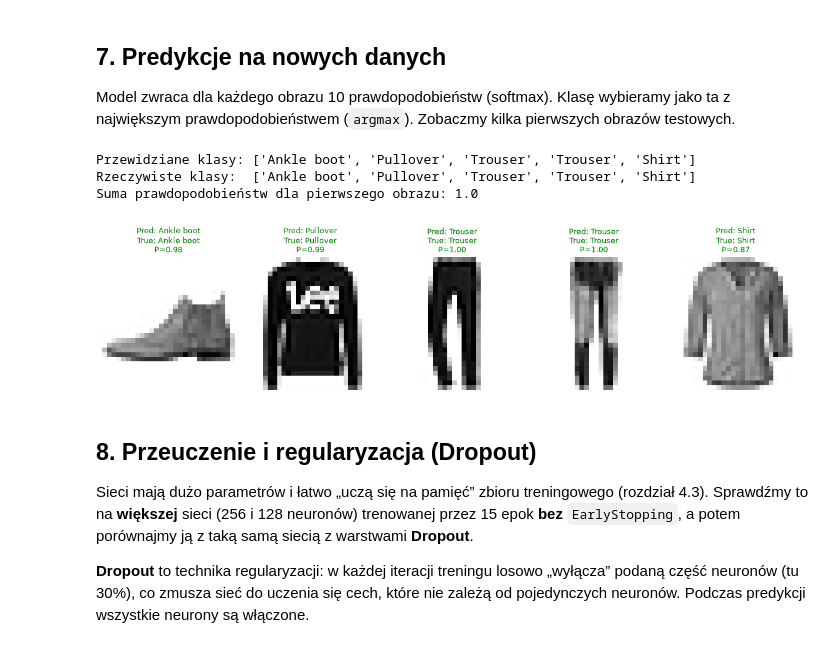
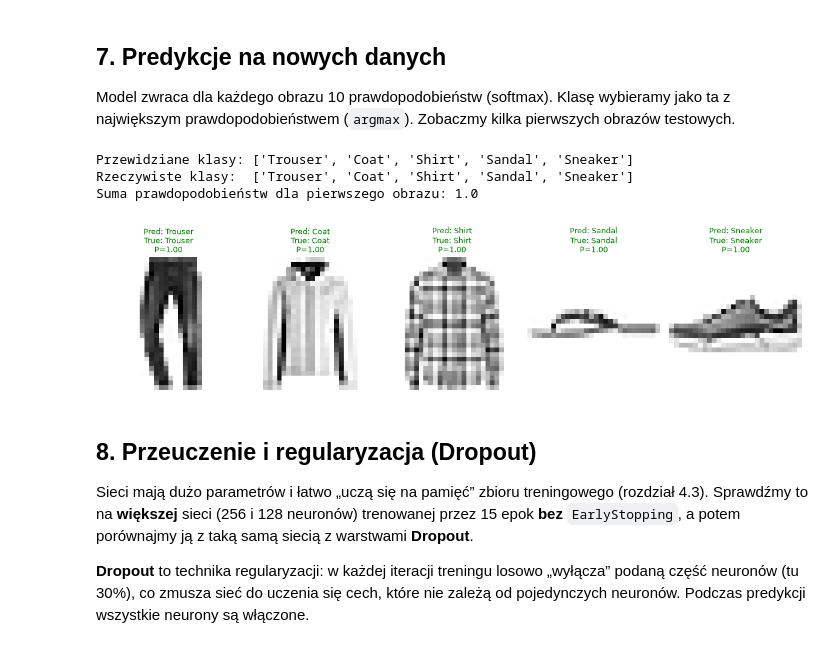
Before and after one commit to tomasz450/ML_DL_szkolenie_23_11_26, a Jupyter notebook: 5. Wprowadzenie do Deep Learningu/04_Pierwsza_siec_w_Keras_Fashion_MNIST.ipynb, the cells around one changed output. Saved outputs shown, nothing was run; the diff lists cells and outputs as text; code cells hidden in the pictures.

```diff
--- a/5. Wprowadzenie do Deep Learningu/04_Pierwsza_siec_w_Keras_Fashion_MNIST.ipynb
+++ b/5. Wprowadzenie do Deep Learningu/04_Pierwsza_siec_w_Keras_Fashion_MNIST.ipynb
@@ -287,31 +285,31 @@ Najwięcej pomyłek dotyczy podobnych do siebie rodzajów odzieży (koszula, T-s
 
 Model zwraca dla każdego obrazu 10 prawdopodobieństw (softmax). Klasę wybieramy jako ta z największym prawdopodobieństwem (`argmax`). Zobaczmy kilka pierwszych obrazów testowych.
 # %%
-X_new = X_test[:5]
-y_true_new = y_test[:5]
+X_new = X_test[5:10]
+y_true_new = y_test[5:10]
 y_proba = model.predict(X_new, verbose=0)
 y_pred = np.argmax(y_proba, axis=1)
 confidence = np.max(y_proba, axis=1)
 
 print('Przewidziane klasy:', np.array(class_names)[y_pred].tolist())
 print('Rzeczywiste klasy: ', np.array(class_names)[y_true_new].tolist())
 print('Suma prawdopodobieństw dla pierwszego obrazu:', y_proba[0].sum().round(3))
 
 plt.figure(figsize=(12, 4))
 for i in range(5):
     plt.subplot(1, 5, i + 1)
     plt.imshow(X_new[i], cmap='binary')
     color = 'green' if y_pred[i] == y_true_new[i] else 'red'
     plt.title(f'Pred: {class_names[y_pred[i]]}\nTrue: {class_names[y_true_new[i]]}\nP={confidence[i]:.2f}',
               color=color, fontsize=9)
     plt.axis('off')
 plt.tight_layout()
 plt.show()
 # %% [output]
-Przewidziane klasy: ['Ankle boot', 'Pullover', 'Trouser', 'Trouser', 'Shirt']
-Rzeczywiste klasy:  ['Ankle boot', 'Pullover', 'Trouser', 'Trouser', 'Shirt']
+Przewidziane klasy: ['Trouser', 'Coat', 'Shirt', 'Sandal', 'Sneaker']
+Rzeczywiste klasy:  ['Trouser', 'Coat', 'Shirt', 'Sandal', 'Sneaker']
 Suma prawdopodobieństw dla pierwszego obrazu: 1.0
-[figure, old version]
+[figure, new version]
 # %% [markdown]
 ## 8. Przeuczenie i regularyzacja (Dropout)
 
```
Also changed, not shown: parts of 6 cells of this notebook, 25 other files.
